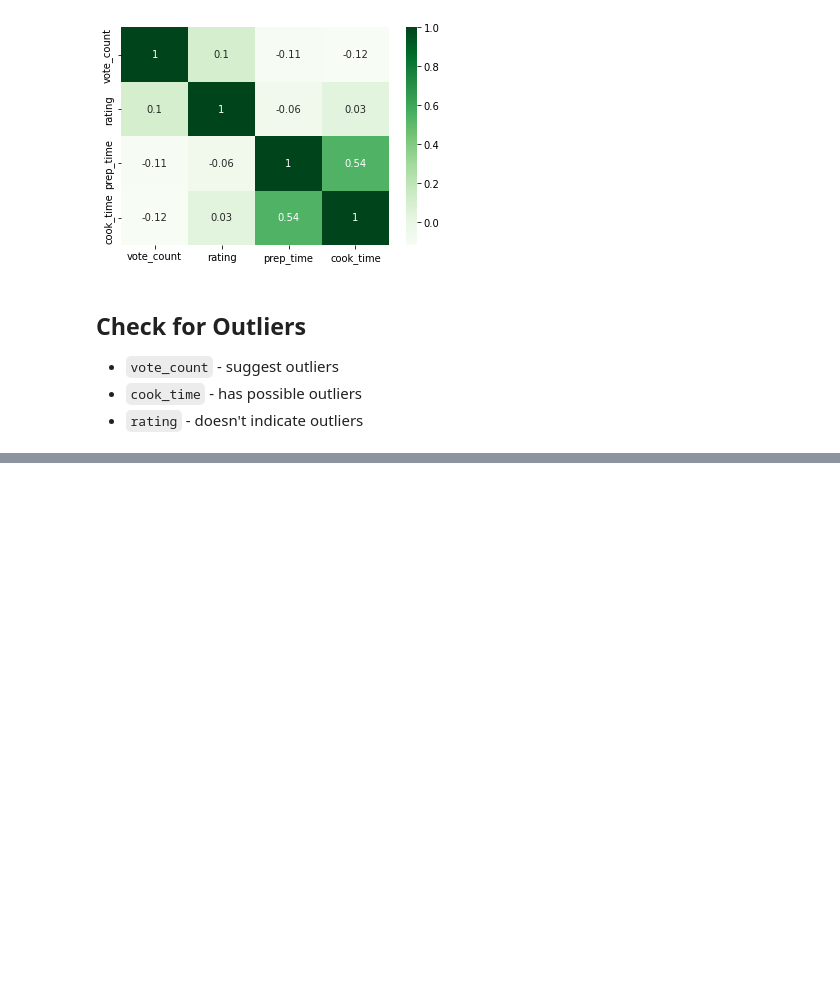
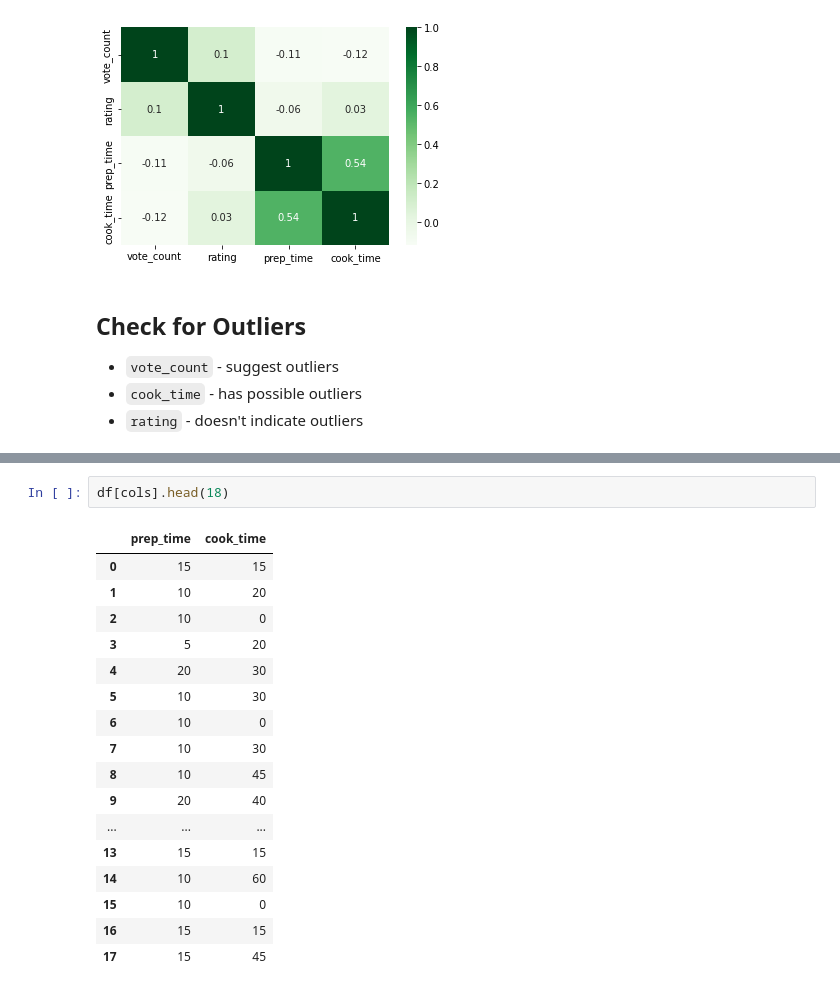
Before and after one commit to softhints/Pandas-Exercises-Projects, a Jupyter notebook: project/Exploratory Data Analysis.ipynb, the cells around one changed output, grey strips where cells are left out. Saved outputs shown, nothing was run; the diff lists cells and outputs as text; blank space fills up the shorter version.

```diff
--- a/project/Exploratory Data Analysis.ipynb
+++ b/project/Exploratory Data Analysis.ipynb
@@ -228,0 +300,20 @@ sns.boxplot(data=df[cols], orient='h')
+# %%
+df[cols].head(18)
+# %% [output]
+|  | prep_time | cook_time |
+| 0 | 15 | 15 |
+| 1 | 10 | 20 |
+| 2 | 10 | 0 |
+| 3 | 5 | 20 |
+| 4 | 20 | 30 |
+| 5 | 10 | 30 |
+| 6 | 10 | 0 |
+| 7 | 10 | 30 |
+| 8 | 10 | 45 |
+| 9 | 20 | 40 |
+| ... | ... | ... |
+| 13 | 15 | 15 |
+| 14 | 10 | 60 |
+| 15 | 10 | 0 |
+| 16 | 15 | 15 |
+| 17 | 15 | 45 |
```
Also changed, not shown: parts of 11 cells of this notebook, 1 other file.
